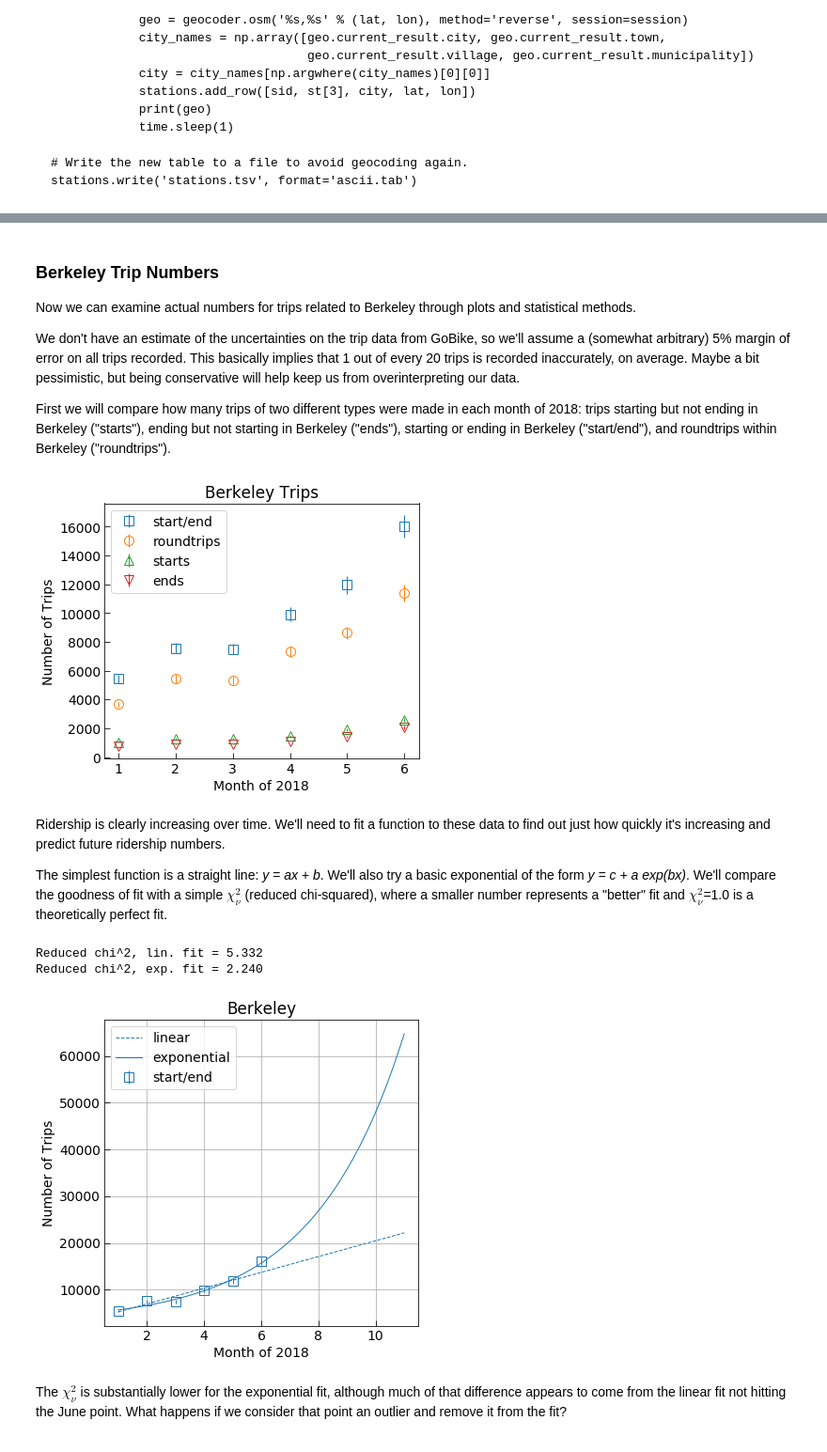
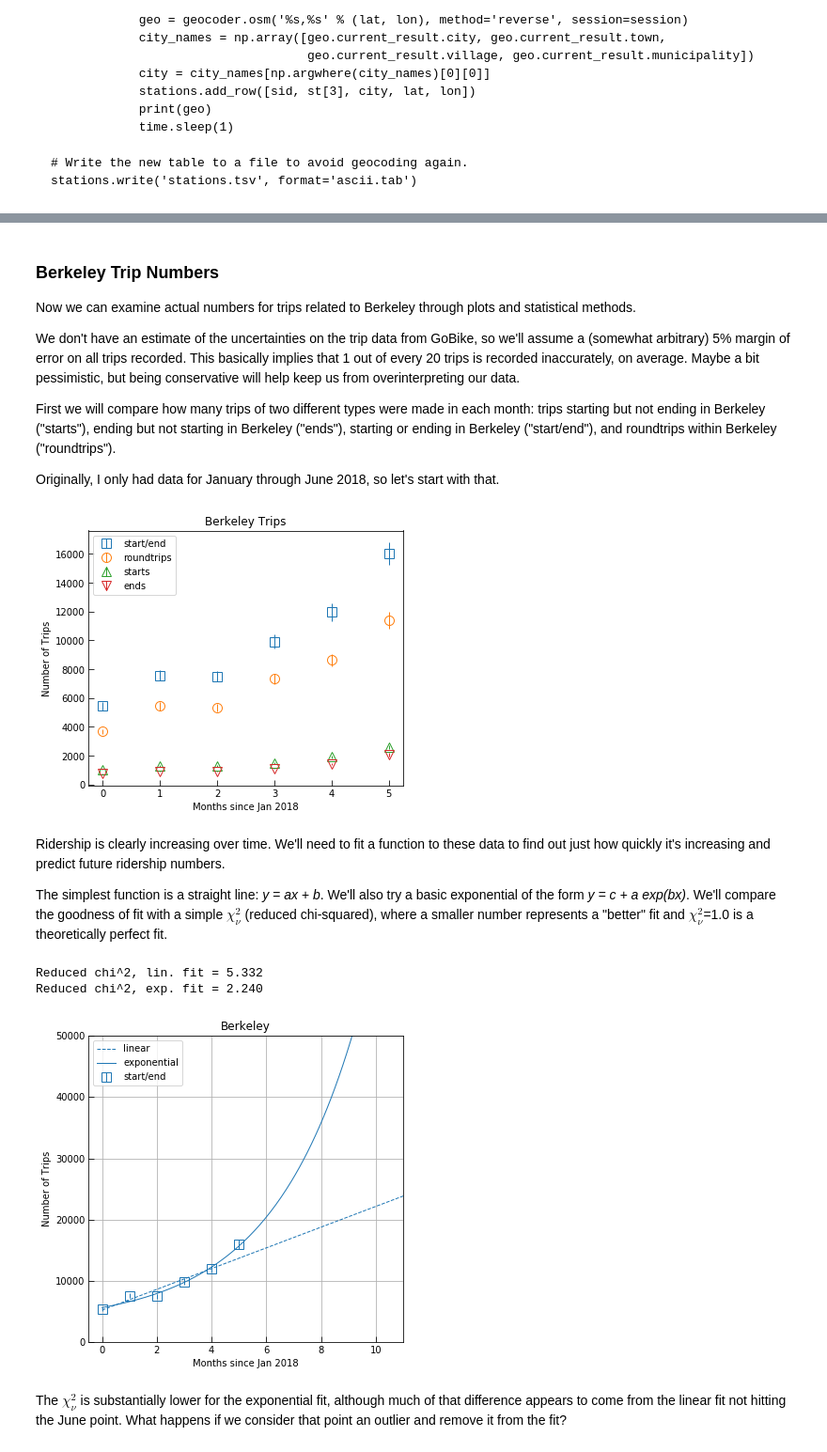
Before and after one commit to tmesposito/GoBike-Stats, a Jupyter notebook: GoBike_ride_stats.ipynb, the cells around one changed output, grey strips where cells are left out. Shown: that part at 94% size. Cells and saved outputs as stored; diff of their text form; code cells hidden in the pictures.

```diff
--- a/GoBike_ride_stats.ipynb
+++ b/GoBike_ride_stats.ipynb
@@ -118,8 +154,10 @@ stations.write('stations.tsv', format='ascii.tab')
 # so we have them handy later.
 # Doing this station-by-station with for loops is slow but effective.
 for tab in tables:
-    tab.add_column(table.Column(len(tab)*[''], name='start_city', dtype='U50'))
-    tab.add_column(table.Column(len(tab)*[''], name='end_city', dtype='U50'))
+    if 'start_city' not in tab.keys():
+        tab.add_column(table.Column(len(tab)*[''], name='start_city', dtype='U50'))
+    if 'end_city' not in tab.keys():
+        tab.add_column(table.Column(len(tab)*[''], name='end_city', dtype='U50'))
 
     for row in stations:
         row_id = row['id']
@@ -247,7 +274,9 @@ Now we can examine actual numbers for trips related to Berkeley through plots an
 
 We don't have an estimate of the uncertainties on the trip data from GoBike, so we'll assume a (somewhat arbitrary) 5% margin of error on all trips recorded. This basically implies that 1 out of every 20 trips is recorded inaccurately, on average. Maybe a bit pessimistic, but being conservative will help keep us from overinterpreting our data.
 
-First we will compare how many trips of two different types were made in each month of 2018: trips starting but not ending in Berkeley ("starts"), ending but not starting in Berkeley ("ends"), starting or ending in Berkeley ("start/end"), and roundtrips within Berkeley ("roundtrips").
+First we will compare how many trips of two different types were made in each month: trips starting but not ending in Berkeley ("starts"), ending but not starting in Berkeley ("ends"), starting or ending in Berkeley ("start/end"), and roundtrips within Berkeley ("roundtrips").
+
+Originally, I only had data for January through June 2018, so let's start with that.
 # %%
 # Separate out the "starts" and "ends" from the "start/ends".
 berk_startonly_list = [berk_trip_list[ii][0][((berk_trip_list[ii][0]['start_city']=='Berkeley') & (berk_trip_list[ii][0]['end_city']!='Berkeley'))] for ii in range(len(berk_trip_list))]
@@ -256,57 +285,62 @@ berk_endonly_list = [berk_trip_list[ii][0][((berk_trip_list[ii][0]['end_city']==
 n_berk_endonly = [len(tab) for tab in berk_endonly_list]
 
 ms = 10 # markersize
+ind_stop = 7
 plt.figure(figsize=(6,5))
-plt.errorbar(range(1,7), n_berk_trips[1:], yerr=np.array(n_berk_trips[1:])*0.05,
+plt.errorbar(range(0, ind_stop-1), n_berk_trips[1:ind_stop], yerr=np.array(n_berk_trips[1:ind_stop])*0.05,
              label='start/end', color='C0', marker='s', markersize=ms, markerfacecolor='None', linestyle='None')
-plt.errorbar(range(1,7), n_berk_only[1:], yerr=np.array(n_berk_only[1:])*0.05,
+plt.errorbar(range(0, ind_stop-1), n_berk_only[1:ind_stop], yerr=np.array(n_berk_only[1:ind_stop])*0.05,
              label='roundtrips', color='C1', marker='o', markersize=ms, markerfacecolor='None', linestyle='None')
-plt.errorbar(range(1,7), n_berk_startonly[1:], yerr=np.array(n_berk_startonly[1:])*0.05,
+plt.errorbar(range(0, ind_stop-1), n_berk_startonly[1:ind_stop], yerr=np.array(n_berk_startonly[1:ind_stop])*0.05,
              label='starts', color='C2', marker='^', markersize=ms, markerfacecolor='None', linestyle='None')
-plt.errorbar(range(1,7), n_berk_endonly[1:], yerr=np.array(n_berk_endonly[1:])*0.05,
+plt.errorbar(range(0, ind_stop-1), n_berk_endonly[1:ind_stop], yerr=np.array(n_berk_endonly[1:ind_stop])*0.05,
              label='ends', color='C3', marker='v', markersize=ms, markerfacecolor='None', linestyle='None')
 plt.title("Berkeley Trips")
 plt.ylabel("Number of Trips")
-plt.xlabel("Month of 2018")
+plt.xlabel("Months since Jan 2018")
 plt.legend(numpoints=1)
 plt.show()
 # %% [output]
-[figure, old version]
+[figure, new version]
 # %% [markdown]
 Ridership is clearly increasing over time. We'll need to fit a function to these data to find out just how quickly it's increasing and predict future ridership numbers.
 
 The simplest function is a straight line: *y = ax + b*. We'll also try a basic exponential of the form *y = c + a exp(bx)*. We'll compare the goodness of fit with a simple $\chi^2_\nu$ (reduced chi-squared), where a smaller number represents a "better" fit and $\chi^2_\nu$=1.0 is a theoretically perfect fit.
 # %%
 from scipy.optimize import curve_fit
-pf_lin, cov_lin = curve_fit(lambda t,a,b: a*t+b,  np.arange(1.,7.),  n_berk_trips[1:],
-          sigma=np.array(n_berk_trips[1:])*0.05, p0=(1500., 3500.))
-pf_exp, cov_exp = curve_fit(lambda t,a,b,c: c + a*np.exp(b*t),  range(1,7),  n_berk_trips[1:],
-          sigma=np.array(n_berk_trips[1:])*0.05, p0=(700., 0.45, 5000.))
+pf_lin, cov_lin = curve_fit(lambda t,a,b: a*t+b,  np.arange(0.,ind_stop-1),  n_berk_trips[1:ind_stop],
+          sigma=np.array(n_berk_trips[1:ind_stop])*0.05, p0=(1500., 3500.))
+pf_exp, cov_exp = curve_fit(lambda t,a,b,c: c + a*np.exp(b*t),  range(0,ind_stop-1),  n_berk_trips[1:ind_stop],
+          sigma=np.array(n_berk_trips[1:ind_stop])*0.05, p0=(700., 0.45, 5000.))
 
-fit_lin = pf_lin[0]*np.arange(1.,7.) + pf_lin[1]
-fit_exp = pf_exp[2] + pf_exp[0]*np.exp(pf_exp[1]*np.arange(1.,7.))
+fit_lin = pf_lin[0]*np.arange(0.,6.) + pf_lin[1]
+fit_exp = pf_exp[2] + pf_exp[0]*np.exp(pf_exp[1]*np.arange(0.,6.))
 
-chi2_red_lin = np.sum(((n_berk_trips[1:] - fit_lin)/(np.array(n_berk_trips[1:])*0.05))**2)/(6 - 2)
-chi2_red_exp = np.sum(((n_berk_trips[1:] - fit_exp)/(np.array(n_berk_trips[1:])*0.05))**2)/(6 - 2)
+chi2_red_lin = np.sum(((n_berk_trips[1:ind_stop] - fit_lin)/(np.array(n_berk_trips[1:ind_stop])*0.05))**2)/(6 - 2)
+chi2_red_exp = np.sum(((n_berk_trips[1:ind_stop] - fit_exp)/(np.array(n_berk_trips[1:ind_stop])*0.05))**2)/(6 - 2)
 print("Reduced chi^2, lin. fit = %.3f" % chi2_red_lin)
 print("Reduced chi^2, exp. fit = %.3f" % chi2_red_exp)
 
-t_extrap = np.linspace(1., 11., 250)
+t_extrap = np.linspace(0., 24., 500)
 plt.figure(figsize=(6,6))
-plt.errorbar(range(1,7), n_berk_trips[1:], yerr=np.array(n_berk_trips[1:])*0.05,
+plt.errorbar(range(0,ind_stop-1), n_berk_trips[1:ind_stop], yerr=np.array(n_berk_trips[1:ind_stop])*0.05,
              label='start/end', color='C0', marker='s', markersize=ms, linestyle='None', markerfacecolor='None')
+#plt.errorbar(range(7,len(n_berk_trips)), n_berk_trips[ind_stop:], yerr=np.array(n_berk_trips[ind_stop:])*0.05,
+#             label='New Epochs', color='C2', marker='s', markersize=ms, linestyle='None', markerfacecolor='None')
 plt.plot(t_extrap, pf_lin[0]*t_extrap + pf_lin[1], color='C0', linestyle='--', label='linear')
 plt.plot(t_extrap, pf_exp[2] + pf_exp[0]*np.exp(pf_exp[1]*t_extrap), label='exponential')
+plt.ylim(0,50000)
+plt.xlim(-0.5,11)
 plt.ylabel("Number of Trips")
-plt.xlabel("Month of 2018")
+plt.xlabel("Months since Jan 2018")
 plt.title("Berkeley")
 plt.legend(numpoints=1)
 plt.grid()
 plt.show()
 # %% [output]
 Reduced chi^2, lin. fit = 5.332
 Reduced chi^2, exp. fit = 2.240
-[figure, old version]
+[figure, new version]
 # %% [markdown]
 The $\chi^2_\nu$ is substantially lower for the exponential fit, although much of that difference appears to come from the linear fit not hitting the June point. What happens if we consider that point an outlier and remove it from the fit?
 # %%
```
Also changed, not shown: parts of 25 cells of this notebook, 2 other files.
